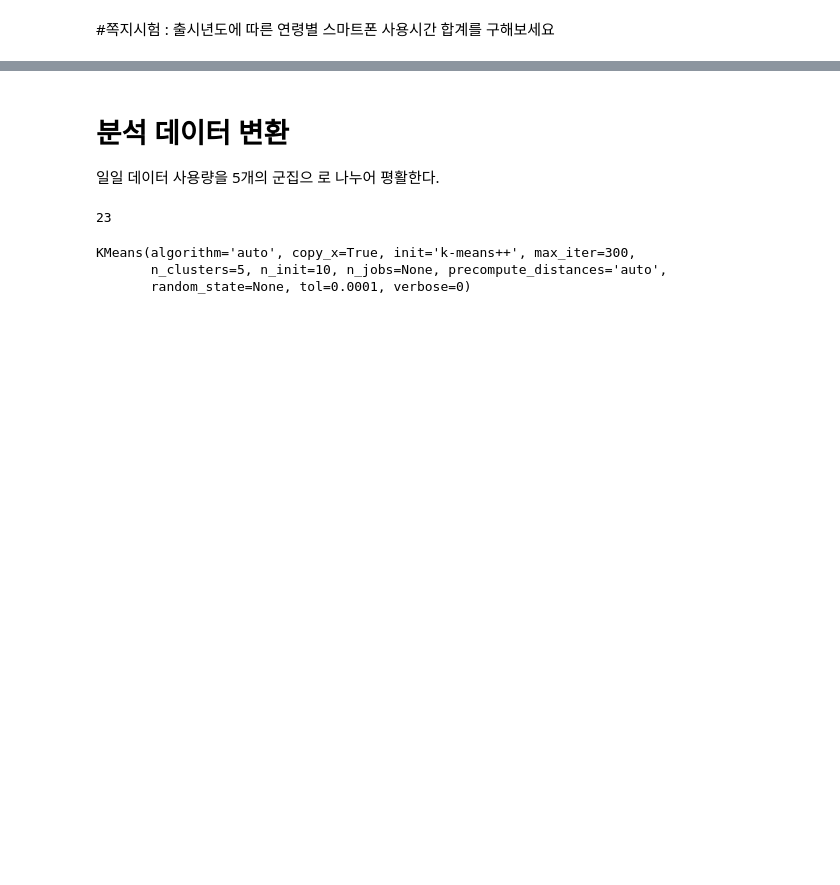
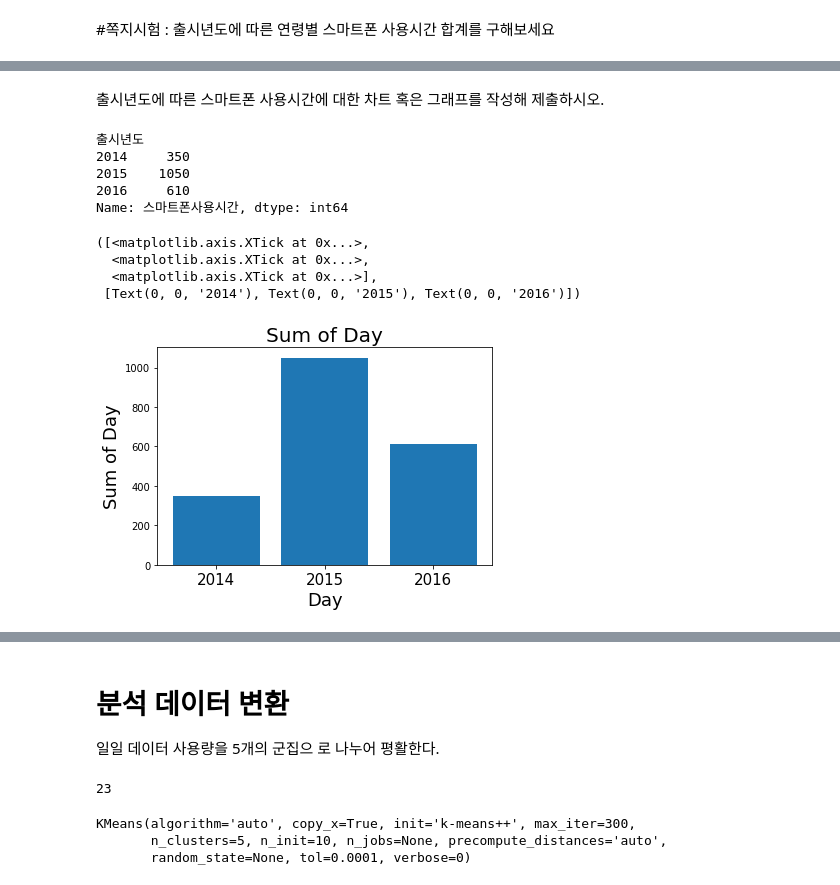
Before and after one commit to onlookertozip/bigStudy, a Jupyter notebook: 분석_미니프로젝트.ipynb, the cells around one changed output, grey strips where cells are left out. Drawn from its saved outputs; the diff is of its cells as text; code cells hidden in the pictures; blank space fills up the shorter version.

```diff
--- a/분석_미니프로젝트.ipynb
+++ b/분석_미니프로젝트.ipynb
@@ -418,0 +439,34 @@ len(스마트폰데이터사용량)
+# %% [markdown]
+출시년도에 따른 스마트폰 사용시간에 대한 차트 혹은 그래프를 작성해 제출하시오.
+# %%
+sum_by_day=스마트폰.groupby(['출시년도'])['스마트폰사용시간'].sum()
+# %%
+sum_by_day
+# %% [output]
+출시년도
+2014     350
+2015    1050
+2016     610
+Name: 스마트폰사용시간, dtype: int64
+# %%
+label=['2014','2015','2016']
+# %%
+import numpy as np
+index=np.arange(len(label))
+# %%
+import matplotlib.pyplot as plt
+
+plt.bar(index, sum_by_day)
+
+plt.title('Sum of Day', fontsize=20)
+
+plt.xlabel('Day', fontsize=18)
+plt.ylabel('Sum of Day', fontsize=18)
+
+plt.xticks(index, label, fontsize=15)
+# %% [output]
+([<matplotlib.axis.XTick at 0x...>,
+  <matplotlib.axis.XTick at 0x...>,
+  <matplotlib.axis.XTick at 0x...>],
+ [Text(0, 0, '2014'), Text(0, 0, '2015'), Text(0, 0, '2016')])
+[figure, added]
```
Also changed, not shown: parts of 26 cells of this notebook.
